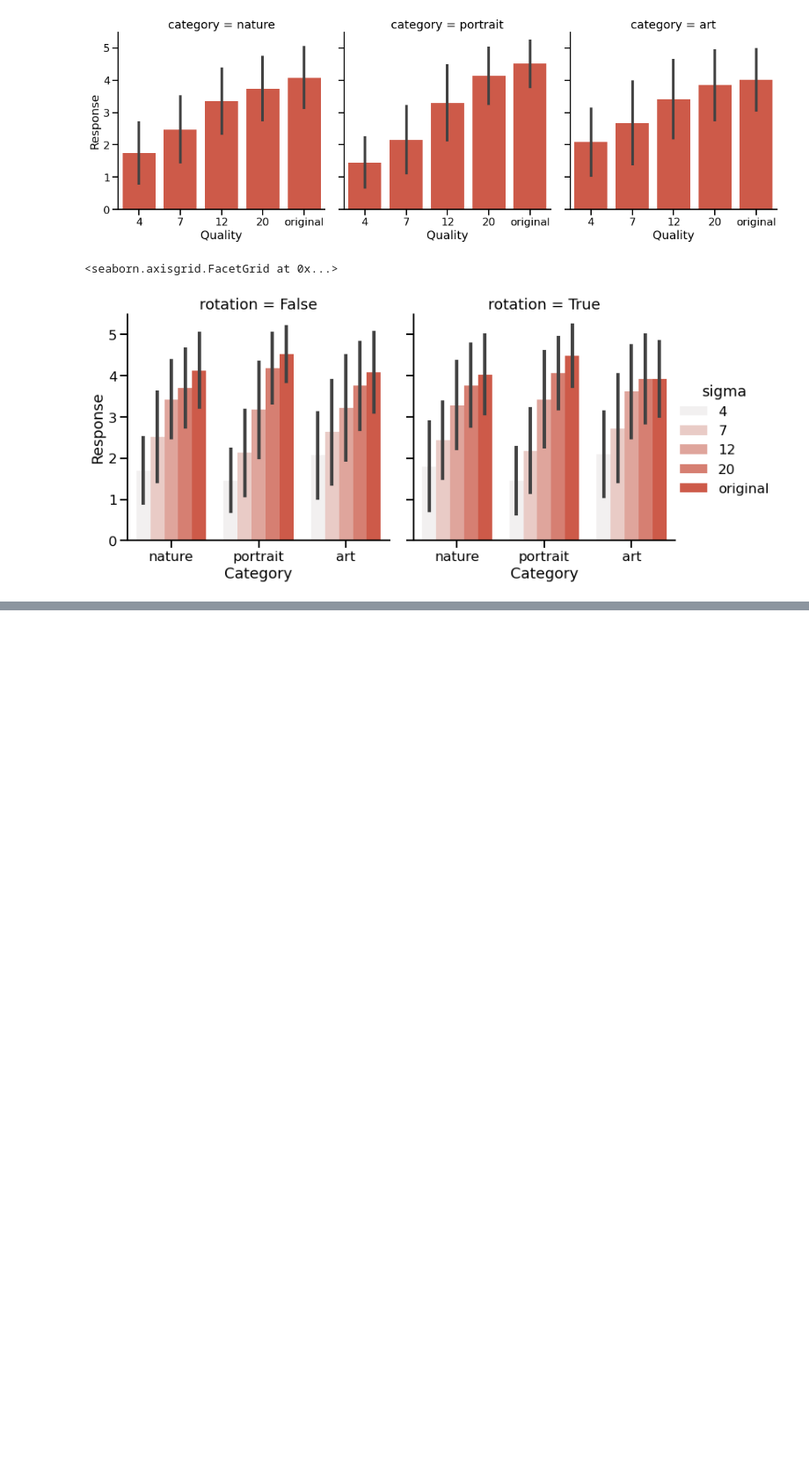
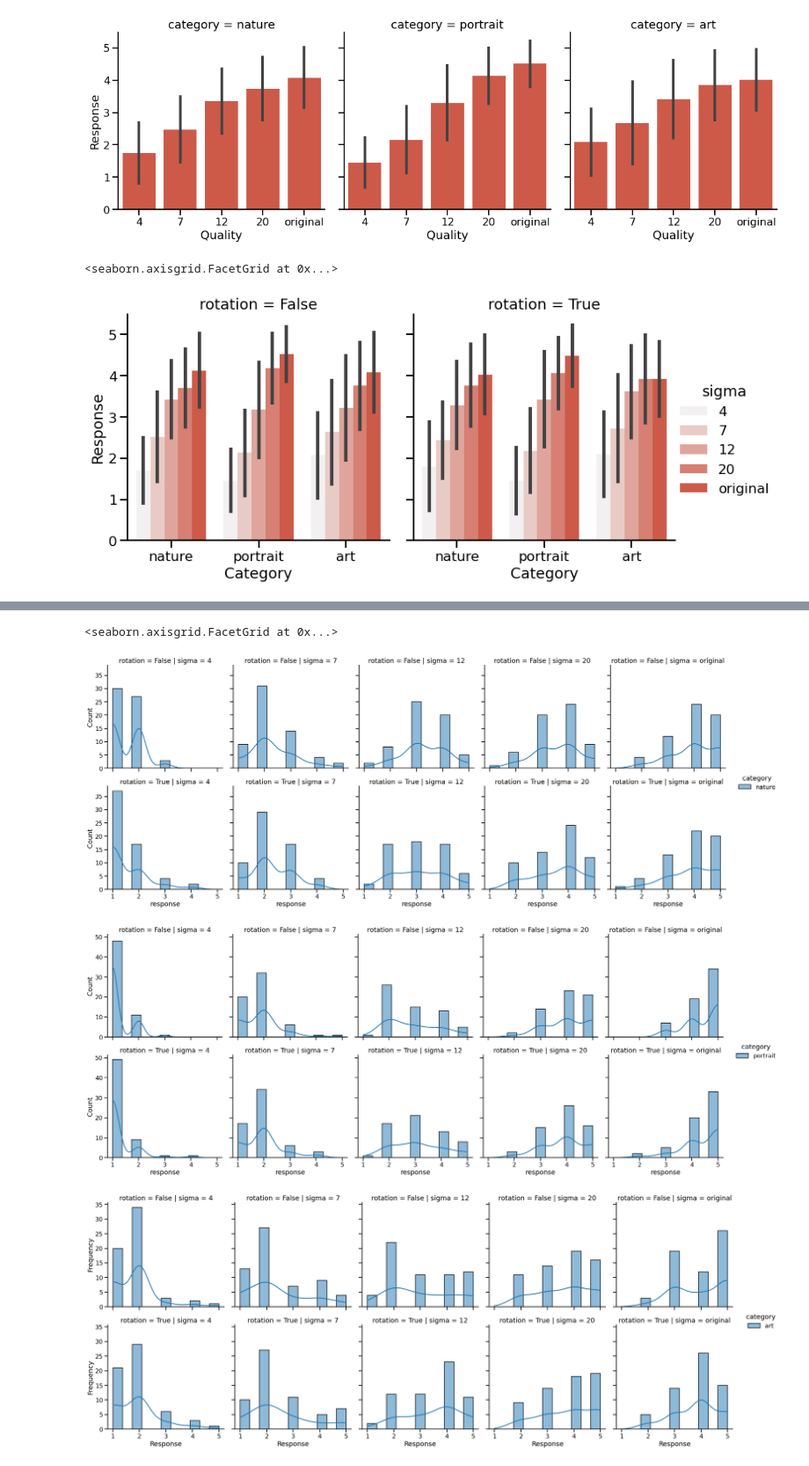
Before and after one commit to NerdPixel/PiQ, a Jupyter notebook: results/Balken_jarl.ipynb, the cells around one changed output, grey strips where cells are left out. Shown: that part at 88% size. Saved outputs shown, nothing was run; the diff lists cells and outputs as text; code cells hidden in the pictures; blank space fills up the shorter version.

```diff
--- a/results/Balken_jarl.ipynb
+++ b/results/Balken_jarl.ipynb
@@ -144,0 +169,15 @@ g.set_xlabels('Category')
+# %%
+#split by category and rotation
+for category in df['category'].unique():
+    d = df[df['category'] == category]
+    g = sns.displot(x='response', data=d,
+                kind='hist', color='#e34a33', col='sigma', hue="category", row='rotation', kde=True)
+
+
+g.set_ylabels('Frequency')
+g.set_xlabels('Response')
+# %% [output]
+<seaborn.axisgrid.FacetGrid at 0x...>
+[figure, added]
+[figure, added]
+[figure, added]
```
Also changed, not shown: parts of 4 cells of this notebook.
